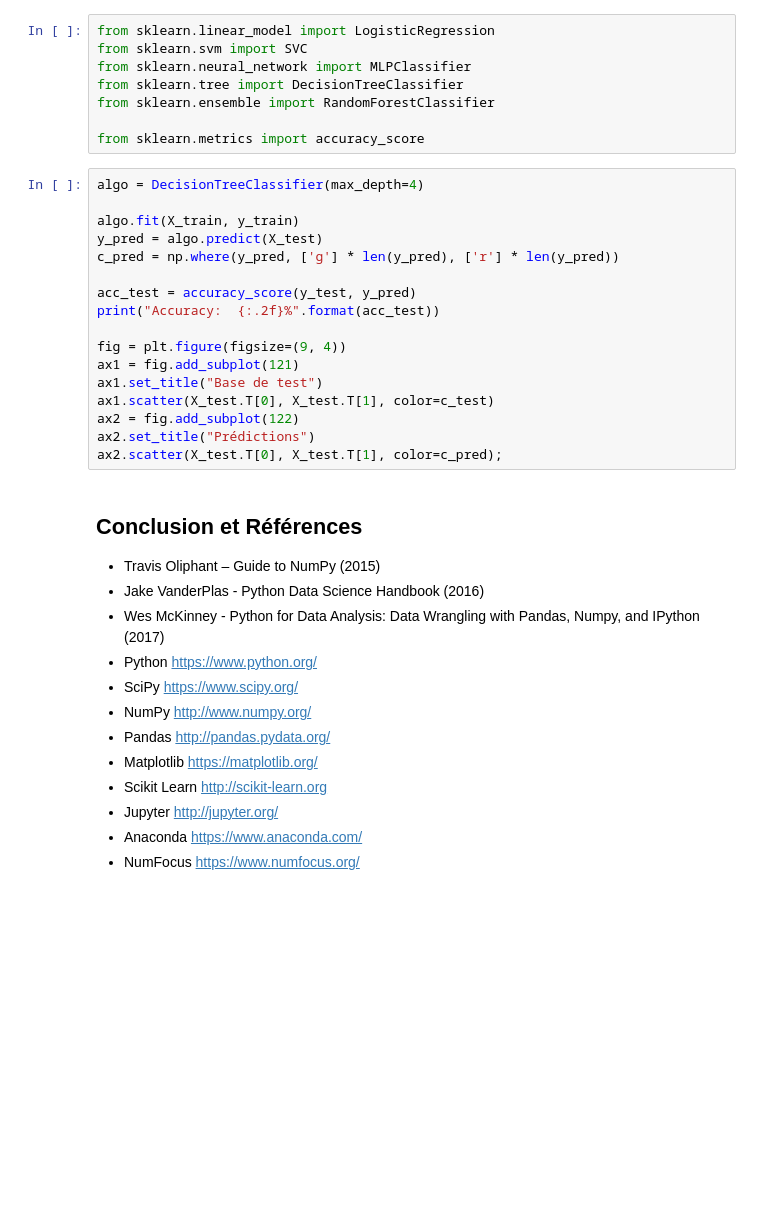
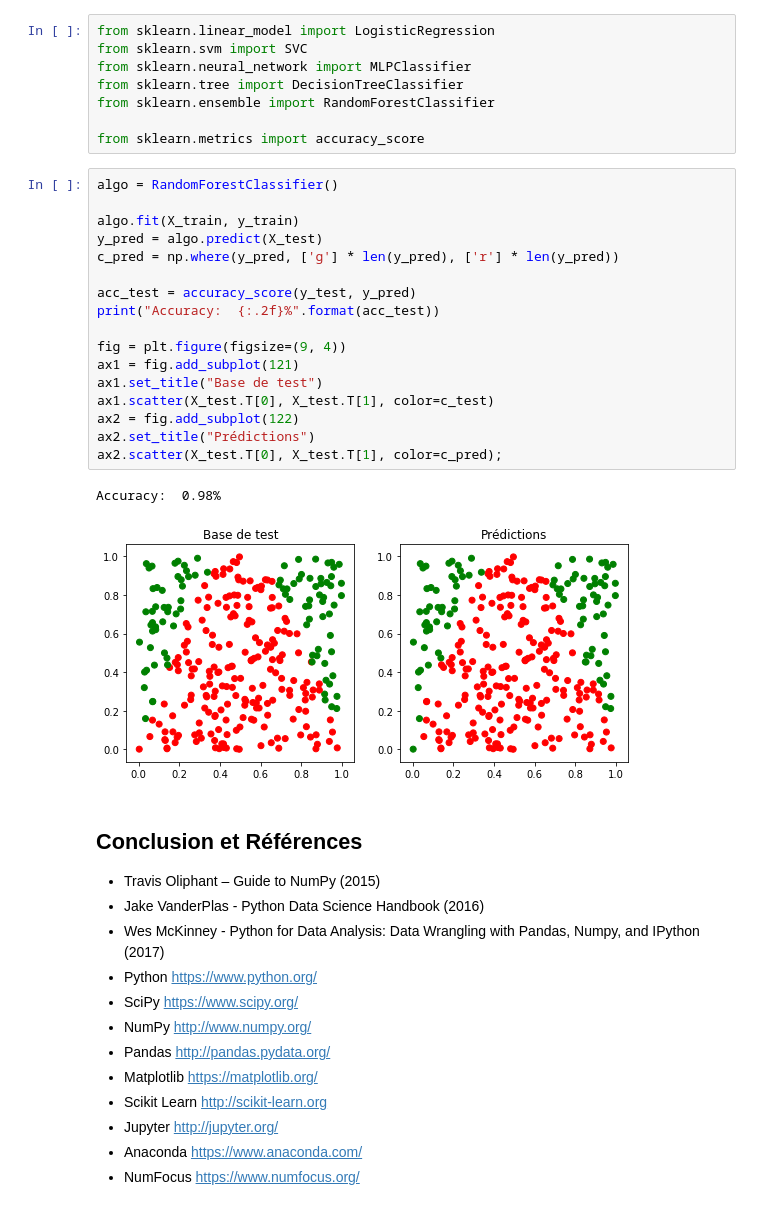
Before and after one commit to fran6w/IRMAR, a Jupyter notebook: IRMAR.ipynb, the cells around one changed output. Drawn from its saved outputs; the diff is of its cells as text; blank space fills up the shorter version.

```diff
--- a/IRMAR.ipynb
+++ b/IRMAR.ipynb
@@ -328,22 +322,25 @@ from sklearn.ensemble import RandomForestClassifier
 
 from sklearn.metrics import accuracy_score
 # %%
-algo = DecisionTreeClassifier(max_depth=4)
+algo = RandomForestClassifier()
 
 algo.fit(X_train, y_train)
 y_pred = algo.predict(X_test)
 c_pred = np.where(y_pred, ['g'] * len(y_pred), ['r'] * len(y_pred))
 
 acc_test = accuracy_score(y_test, y_pred)
 print("Accuracy:  {:.2f}%".format(acc_test))
 
 fig = plt.figure(figsize=(9, 4))
 ax1 = fig.add_subplot(121)
 ax1.set_title("Base de test")
 ax1.scatter(X_test.T[0], X_test.T[1], color=c_test)
 ax2 = fig.add_subplot(122)
 ax2.set_title("Prédictions")
 ax2.scatter(X_test.T[0], X_test.T[1], color=c_pred);
+# %% [output]
+Accuracy:  0.98%
+[figure, added]
 # %% [markdown]
 ## Conclusion et Références
 
```
Also changed, not shown: parts of 10 cells of this notebook, 2 other files.
